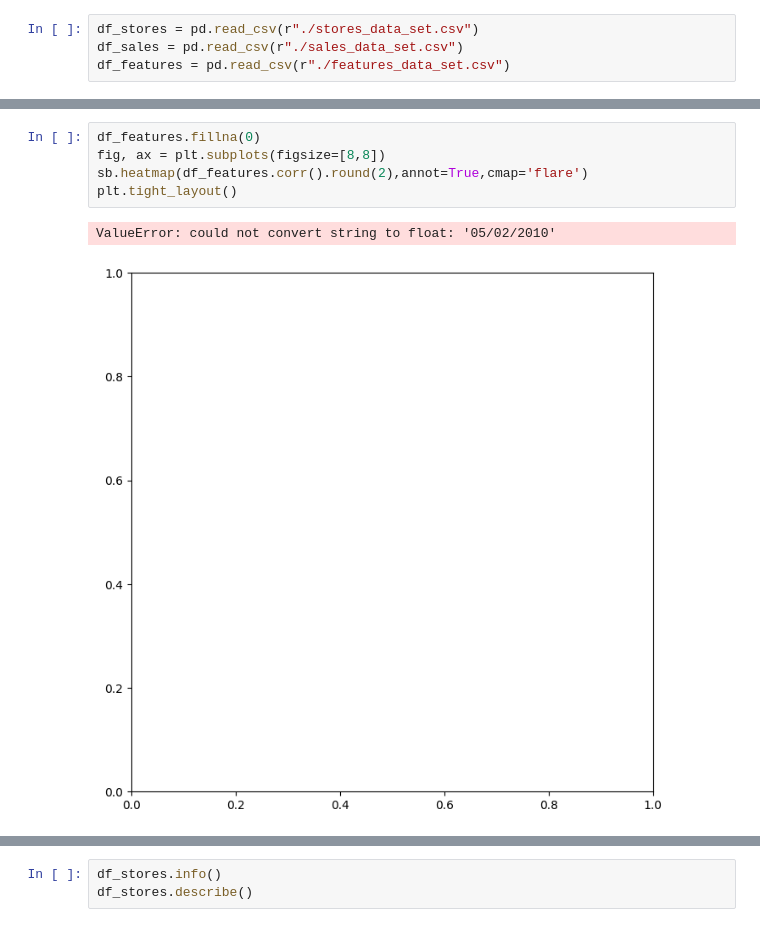
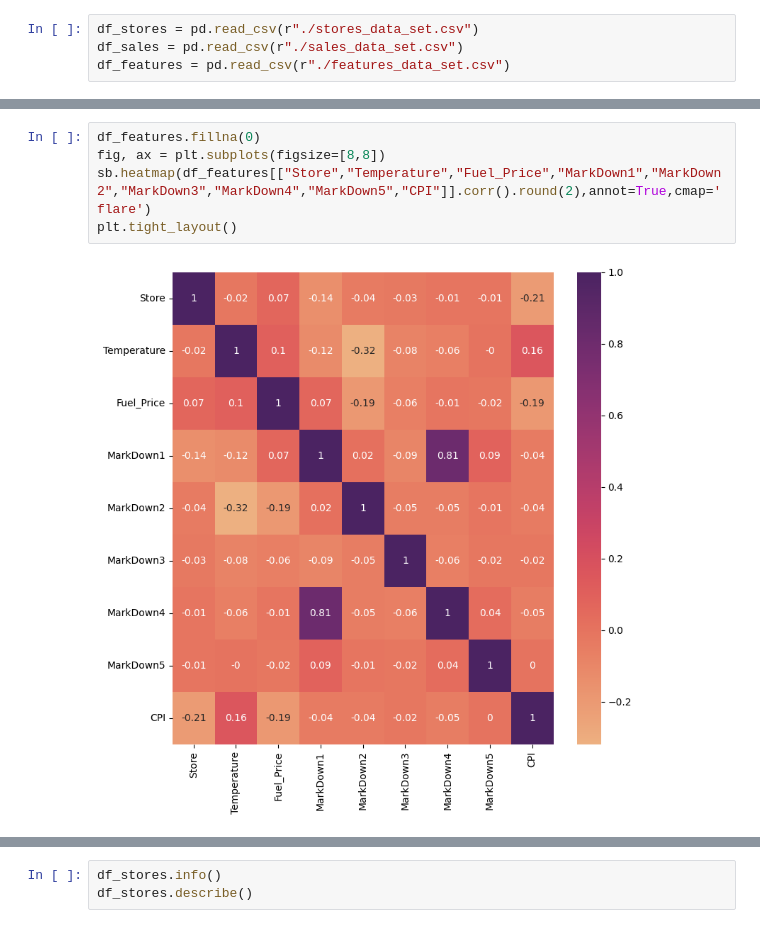
Before and after one commit to November7/PCSS-warsztaty, a Jupyter notebook: zadanie.ipynb, the cells around one changed output, grey strips where cells are left out. Cells and saved outputs as stored; diff of their text form.

```diff
--- a/zadanie.ipynb
+++ b/zadanie.ipynb
@@ -49,9 +49,8 @@ memory usage: 712.0+ KB
 # %%
 df_features.fillna(0)
 fig, ax = plt.subplots(figsize=[8,8])
-sb.heatmap(df_features.corr().round(2),annot=True,cmap='flare')
+sb.heatmap(df_features[["Store","Temperature","Fuel_Price","MarkDown1","MarkDown2","MarkDown3","MarkDown4","MarkDown5","CPI"]].corr().round(2),annot=True,cmap='flare')
 plt.tight_layout()
 # %% [output]
-ValueError: could not convert string to float: '05/02/2010'
-[figure, old version]
+[figure, new version]
 # %%
```
Also changed, not shown: parts of 2 cells of this notebook.
